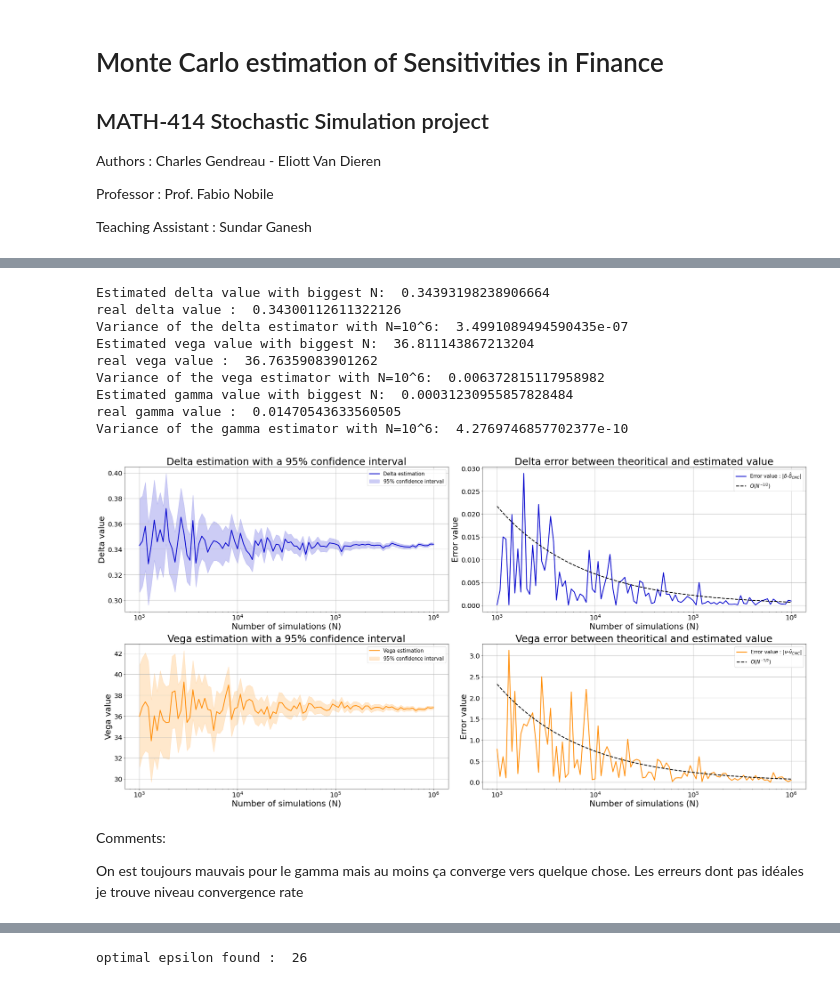
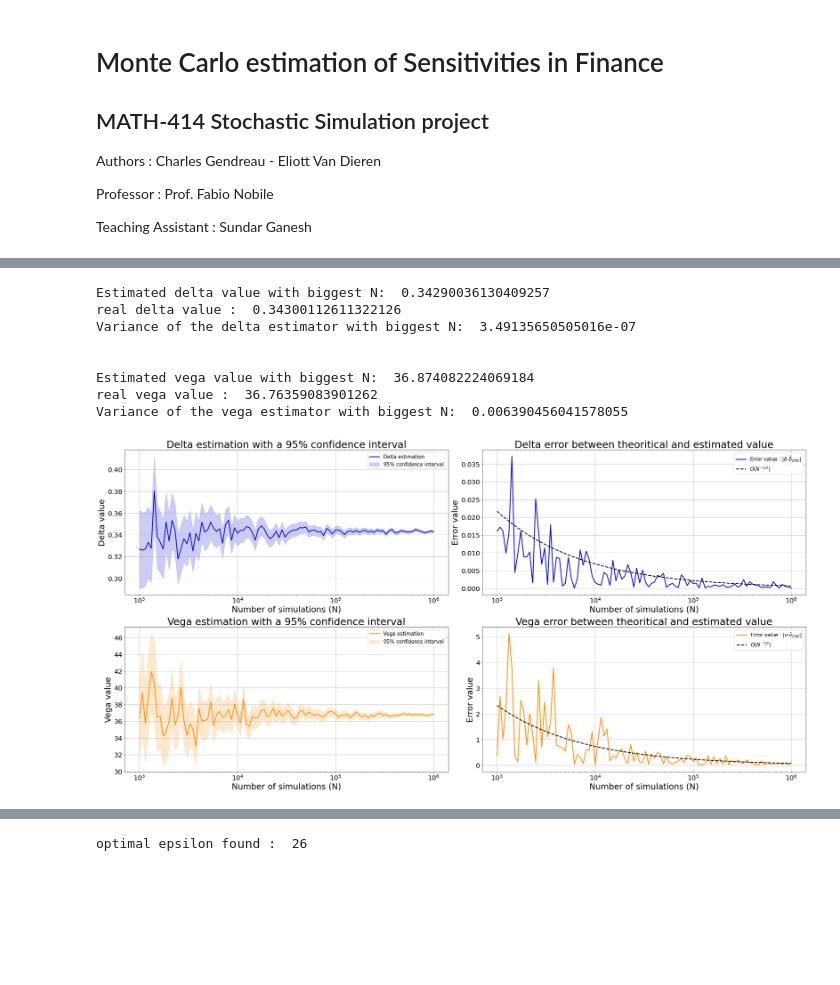
Before and after one commit to chgendreau/Monte-Carlo_Financial-Sensitivities, a Jupyter notebook: Monte Carlo estimation of Sensitivities in Finance.ipynb, the cells around one changed output, grey strips where cells are left out. Drawn from its saved outputs; the diff is of its cells as text; code cells hidden in the pictures; blank space fills up the shorter version.

```diff
--- a/Monte Carlo estimation of Sensitivities in Finance.ipynb
+++ b/Monte Carlo estimation of Sensitivities in Finance.ipynb
@@ -230,32 +208,33 @@ $\frac{\partial S_T}{\partial \sigma} = (W_T -\sigma T) S_0 e^{(r-\frac{1}{2}\si
 # %%
-n_elem : np.array = np.logspace(3,6,100).astype(int)
-n_max = n_elem[-1]
-dthetas : np.array = np.logspace(-12,-1,100).astype(float)
-
-# Finite difference method
+# Finite difference method dictionnaries
 finite_methods_dict = {}
 finite_methods_dict_W_T_diff = {}
 finite_methods_dthetas = {}
 
+# Main method, with one W_T for I(theta +/- dtheta)
 start = time.time()
-for greek in greeks[:-1]:
+for greek in greeks:
     start = time.time()
     finite_methods_dict[greek] = np.array([finite_difference(C_payoff,params,dtheta,greek, n,False,None) for idx,n in enumerate(n_elem)])
 end = time.time()
 
-print("Without 2 samples : ",end-start)
+print("With one W_T sample : ",end-start)
 
+# Second method, with two different W_T for I(theta +/- dtheta)
 start = time.time()
-for greek in greeks[:-1]:
+for greek in greeks:
     finite_methods_dict_W_T_diff[greek] = np.array([finite_difference(C_payoff,params,dtheta,greek, n,True,None) for idx,n in enumerate(n_elem)])
 end = time.time()
 print("With 2 samples : ",end-start)
 
 
-#in_W_T : np.array = st.norm.rvs(loc=0,scale=np.sqrt(params[0]),size=n_max)
+
+# Computing with FD method with variation of dtheta
+# Approx running time 3min so comment if it takes too long
+# then also comment for Figure 2
 n_sim_dth = 10
 start = time.time()
-for greek in greeks[:-1]:
+for greek in greeks:
     finite_methods_dthetas[greek] = np.array([finite_difference(C_payoff,params,dth,greek, n_max,False,None) for idx,dth in enumerate(dthetas)])
 
     # loops for the estimation
@@ -391,73 +363,65 @@ Quelle valeur de $\Delta \theta$ choisir?
 # %%
 # Pathwise derivative
-# Todo : dériver le payoff et le modèle BS pour S_T
 
-dSdtheta = {"delta":dS_dS0,"vega":dS_dsig,"gamma":dS_dS0}
+dSdtheta = {"delta":dS_dS0,"vega":dS_dsig}
 
 pathwise_dict = {}
 for greek in greeks:
-    pathwise_dict[greek] = np.array([pathwise_deriv(dC_payoff,ddC_payoff,params,dSdtheta[greek],greek, n) for idx,n in enumerate(n_elem)])
+    pathwise_dict[greek] = np.array([pathwise_deriv(dC_payoff,params,dSdtheta[greek],greek, n) for idx,n in enumerate(n_elem)])
 # %%
 # Pathwise derivative
 
 print("Estimated delta value with biggest N: ", pathwise_dict["delta"][-1,0])
 print("real delta value : ",real_val["delta"])
-print("Variance of the delta estimator with N=10^6: ", (pathwise_dict["delta"][-1,1] **2)/n_max)
+print("Variance of the delta estimator with biggest N: ", (pathwise_dict["delta"][-1,1] **2)/n_max)
+
+print("\n")
 
 print("Estimated vega value with biggest N: ", pathwise_dict["vega"][-1,0])
 print("real vega value : ",real_val["vega"])
-print("Variance of the vega estimator with N=10^6: ", (pathwise_dict["vega"][-1,1] **2) /n_max)
+print("Variance of the vega estimator with biggest N: ", (pathwise_dict["vega"][-1,1] **2) /n_max)
 
-print("Estimated gamma value with biggest N: ", pathwise_dict["gamma"][-1,0])
-print("real gamma value : ",real_val["gamma"])
-print("Variance of the gamma estimator with N=10^6: ", (pathwise_dict["gamma"][-1,1] **2) /n_max)
-
-fig, ax = plt.subplots(len(greeks)-1,2,figsize=(30,15)) #Variation of N
+fig, ax = plt.subplots(len(greeks),2,figsize=(30,15)) #Variation of N
 
 
-for idx,greek in enumerate(greeks[:-1]):
+for idx,greek in enumerate(greeks):
 
     # Confidence interval and mean plot
 
     ax[idx,0].plot(n_elem,pathwise_dict[greek][:,0],label=greek.capitalize() + " estimation",c=colors[greek],lw=2.5)
     ax[idx,0].fill_between(n_elem, pathwise_dict[greek][:,0] - 1.96*pathwise_dict[greek][:,1]/np.sqrt(n_elem),
                                  pathwise_dict[greek][:,0] + 1.96*pathwise_dict[greek][:,1]/np.sqrt(n_elem),
                            alpha=0.2,label=r"$95$% confidence interval",color=colors[greek])
     ax[idx,0].set_title(f"{greek.capitalize()} estimation with a 95% confidence interval",fontsize=30)
     ax[idx,0].set_xlabel("Number of simulations (N)",size=25)
     ax[idx,0].set_ylabel(f"{greek.capitalize()} value",size=25)
     ax[idx,0].tick_params(axis='both', which='major', labelsize=20)
     ax[idx,0].legend(fontsize=15)
     ax[idx,0].set_xscale("log")
     ax[idx,0].grid()
 
 
     # Error of the estimation
     ax[idx,1].plot(n_elem,np.abs(real_val[greek]-pathwise_dict[greek][:,0]),lw=2.5,
                    label=f"Error value : |{symbols[greek][0]}-{symbols[greek][1]}|",c=colors[greek])
     ax[idx,1].plot(n_elem,2*real_val[greek]/np.sqrt(n_elem),c="black",label=r"$O(N^{-1/2})$",ls="--",lw=2.5)
     ax[idx,1].set_title(f"{greek.capitalize()} error between theoritical and estimated value",fontsize=30)
     ax[idx,1].set_xlabel("Number of simulations (N)",size=25)
     ax[idx,1].set_ylabel(f"Error value",size=25)
     ax[idx,1].tick_params(axis='both', which='major', labelsize=20)
     ax[idx,1].legend(fontsize=15)
     ax[idx,1].set_xscale("log")
     ax[idx,1].grid()
 
 fig.tight_layout()
-fig.savefig("./plots/3.1/PD_delta_vega_estimation.png")
+#fig.savefig("./plots/3.1/PD_delta_vega_estimation.png")
 # %% [output]
-Estimated delta value with biggest N:  0.34393198238906664
+Estimated delta value with biggest N:  0.34290036130409257
 real delta value :  0.34300112611322126
-Variance of the delta estimator with N=10^6:  3.4991089494590435e-07
-Estimated vega value with biggest N:  36.811143867213204
+Variance of the delta estimator with biggest N:  3.49135650505016e-07
+
+
+Estimated vega value with biggest N:  36.874082224069184
 real vega value :  36.76359083901262
-Variance of the vega estimator with N=10^6:  0.006372815117958982
-Estimated gamma value with biggest N:  0.00031230955857828484
-real gamma value :  0.01470543633560505
-Variance of the gamma estimator with N=10^6:  4.2769746857702377e-10
+Variance of the vega estimator with biggest N:  0.006390456041578055
-[figure, old version]
+[figure, new version]
-# %% [markdown]
-Comments:
-
-On est toujours mauvais pour le gamma mais au moins ça converge vers quelque chose. Les erreurs dont pas idéales je trouve niveau convergence rate
```
Also changed, not shown: parts of 30 cells of this notebook, 4 other files.
